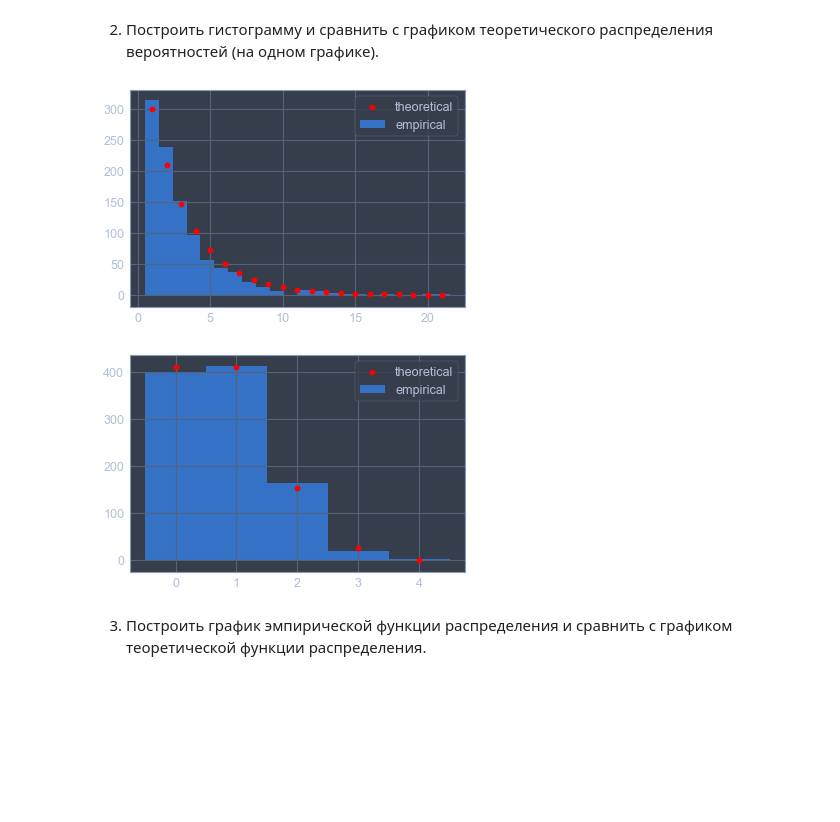
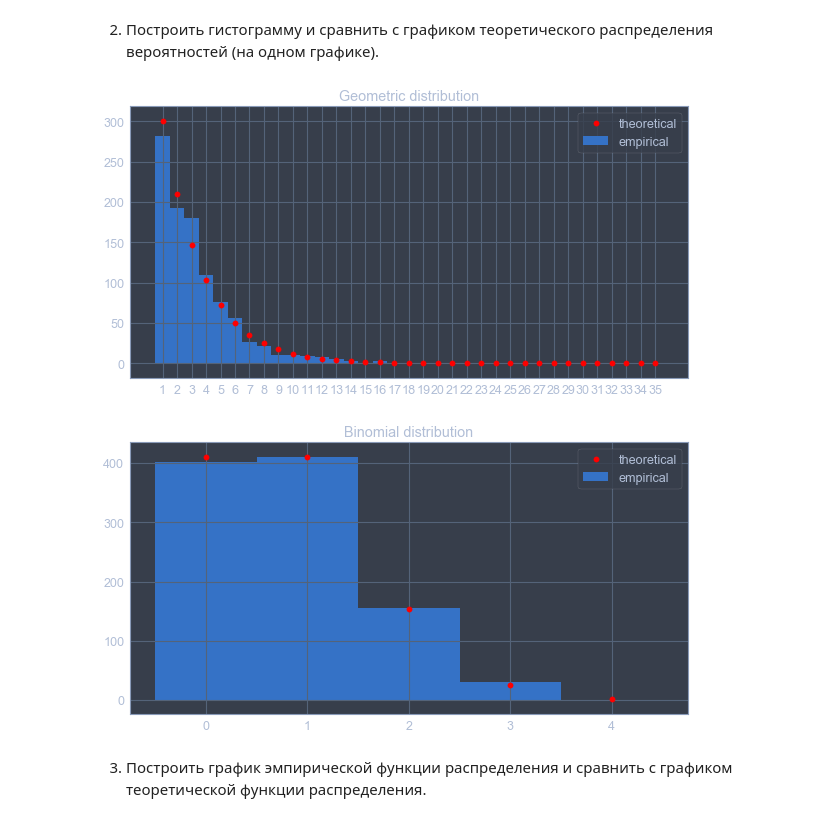
Before and after one commit to vladrrv/BSU-Simulation-and-Statistical-Modeling, a Jupyter notebook: Lab2/Lab2.ipynb, the cells around one changed output. Saved outputs shown, nothing was run; the diff lists cells and outputs as text; code cells hidden in the pictures; blank space fills up the shorter version.

```diff
--- a/Lab2/Lab2.ipynb
+++ b/Lab2/Lab2.ipynb
@@ -37,10 +52,0 @@ True variance: 7.778
-# %%
-m = 4
-q = 0.2
-print(f'Binomial distribution (m = {m}, p = {q})')
-true_mean, true_var = m*q, m*q*(1-q)
-b = np.random.binomial(m, q, size=1000)
-mean = np.mean(b)
-var = np.var(b, ddof=1)
-print(f'Mean: {mean:.3f}\nVariance: {var:.3f}')
-print(f'True mean: {true_mean:.3f}\nTrue variance: {true_var:.3f}')
@@ -60,36 +85,42 @@ True variance: 0.640
 2) Построить гистограмму и сравнить с графиком теоретического распределения
 вероятностей (на одном графике).
 # %%
-def plot_hist_pmf(a, pmf, *params):
+def plot_hist_pmf(a, pmf, *params, title=''):
     minimum = a.min()
     maximum = a.max()
-    plt.hist(a,bins=np.linspace(minimum-0.5,maximum+0.5,num=maximum+2))
+    plt.figure(figsize=(10,5))
+    plt.hist(a,bins=np.linspace(minimum-0.5,maximum+0.5,num=(maximum-minimum)+2))
     x = np.arange(minimum, maximum+1)
+    plt.xticks(x)
     f = len(a)*pmf(x, *params)
-    plt.scatter(x, f, c = 'red', zorder=100)
+    plt.scatter(x, f, c = 'red', zorder=5)
     #plt.vlines(x, 0, f, colors='red', lw=2, alpha=0.5)
     plt.legend(['theoretical', 'empirical'])
+    plt.title(title)
     plt.show()
 
-def plot_hist_cmf(a, cdf, *params):
+def plot_hist_cmf(a, cdf, *params, title):
     minimum = a.min()
     maximum = a.max()
     x = np.arange(minimum, maximum+1)
-    values, base = np.histogram(a,maximum)
+    f = cdf(x, *params)
+    values, base = np.histogram(a,(maximum-minimum))
     cumulative = np.cumsum(values)/len(a)
-    plt.scatter(base[:-1], cumulative)
-    f = cdf(x, *params)
-    plt.scatter(x, f, c = 'red', zorder=100)
-    #plt.hlines(cumulative, base[:-2], base[1:-1], colors='cyan', lw=2, alpha=0.5)
-    #plt.hlines(f, x[:-1], x[1:], colors='red', lw=2, alpha=0.5)
+    plt.figure(figsize=(10,5))
+    plt.scatter(base[:-1], cumulative, c = 'RoyalBlue', alpha=0.7)
+    plt.scatter(x[:-1], f[:-1], c = 'red', zorder=100, alpha=0.7)
+    plt.xticks(x)
+    plt.hlines(cumulative, base[:-1], base[1:], colors='RoyalBlue', lw=2, alpha=0.7)
+    plt.hlines(f[:-1], x[:-1], x[1:], colors='red', lw=2, alpha=0.7)
     plt.legend(['theoretical', 'empirical'], loc='lower right')
+    plt.title(title)
     plt.show()
 # %%
-plot_hist_pmf(a, geom.pmf, p)
-plot_hist_pmf(b, binom.pmf, m, q)
+plot_hist_pmf(a, geom.pmf, p, title='Geometric distribution')
+plot_hist_pmf(b, binom.pmf, m, q, title='Binomial distribution')
 # %% [output]
-[figure, old version]
+[figure, new version]
-[figure, old version]
+[figure, new version]
 # %% [markdown]
 3) Построить график эмпирической функции распределения и сравнить с графиком
 теоретической функции распределения.
```
Also changed, not shown: parts of 6 cells of this notebook.
